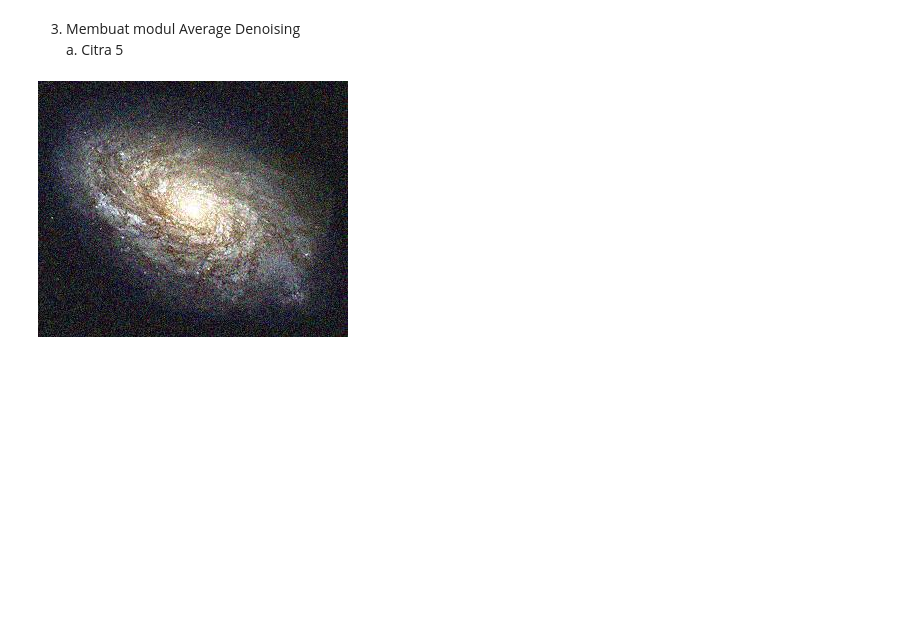
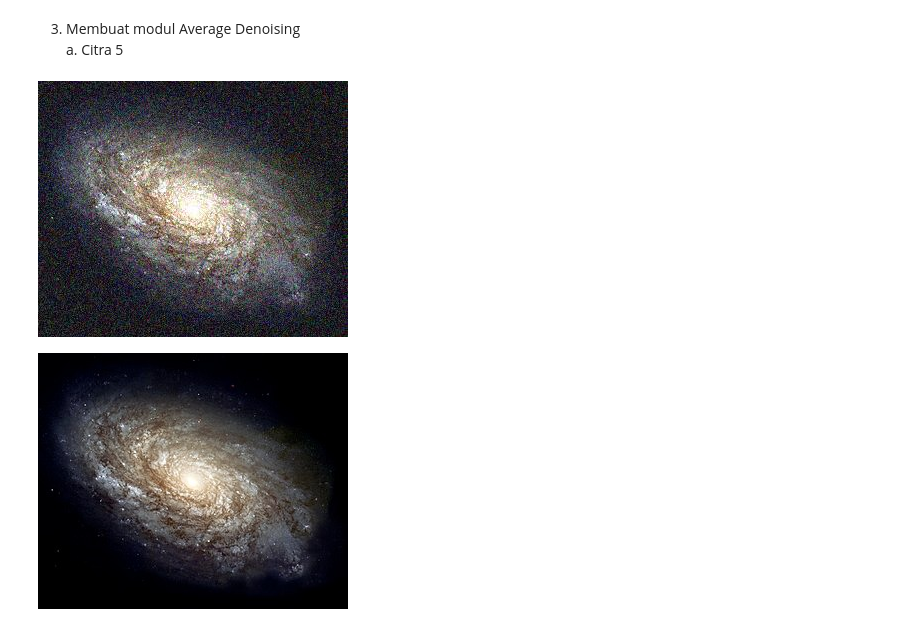
Before and after one commit to Rizki-SS/PCVK_Genap, a Jupyter notebook: week5.ipynb, the cells around one changed output. Cells and saved outputs as stored; diff of their text form; code cells hidden in the pictures; blank space fills up the shorter version.

```diff
--- a/week5.ipynb
+++ b/week5.ipynb
@@ -81,13 +81,18 @@ Masukkan nilai bit depth: 1
   a. Citra 5
 # %%
 import glob
+from math import log10, sqrt
 
 cv_img = []
 for img in glob.glob('/content/drive/MyDrive/Colab Notebooks/noises/*.jpg'):
   n= cv.imread(img)
   cv_img.append(n)
 
 cv2_imshow(cv_img[2])
+
+original = cv.imread('/content/drive/MyDrive/Colab Notebooks/Galaxy/13.jpeg')
+cv2_imshow(original)
 # %% [output]
 [figure]
+[figure, added]
 # %%
```
Also changed, not shown: parts of 9 cells of this notebook.
